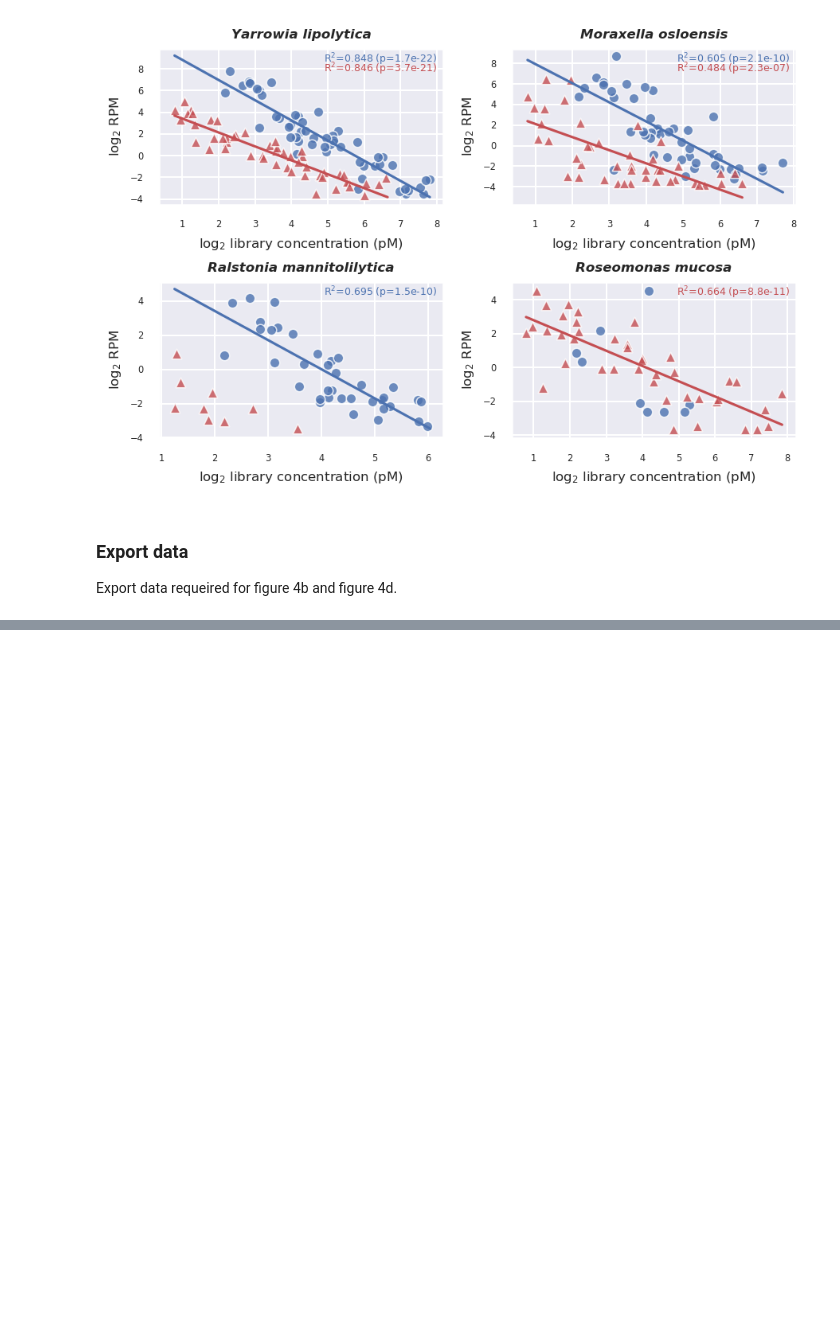
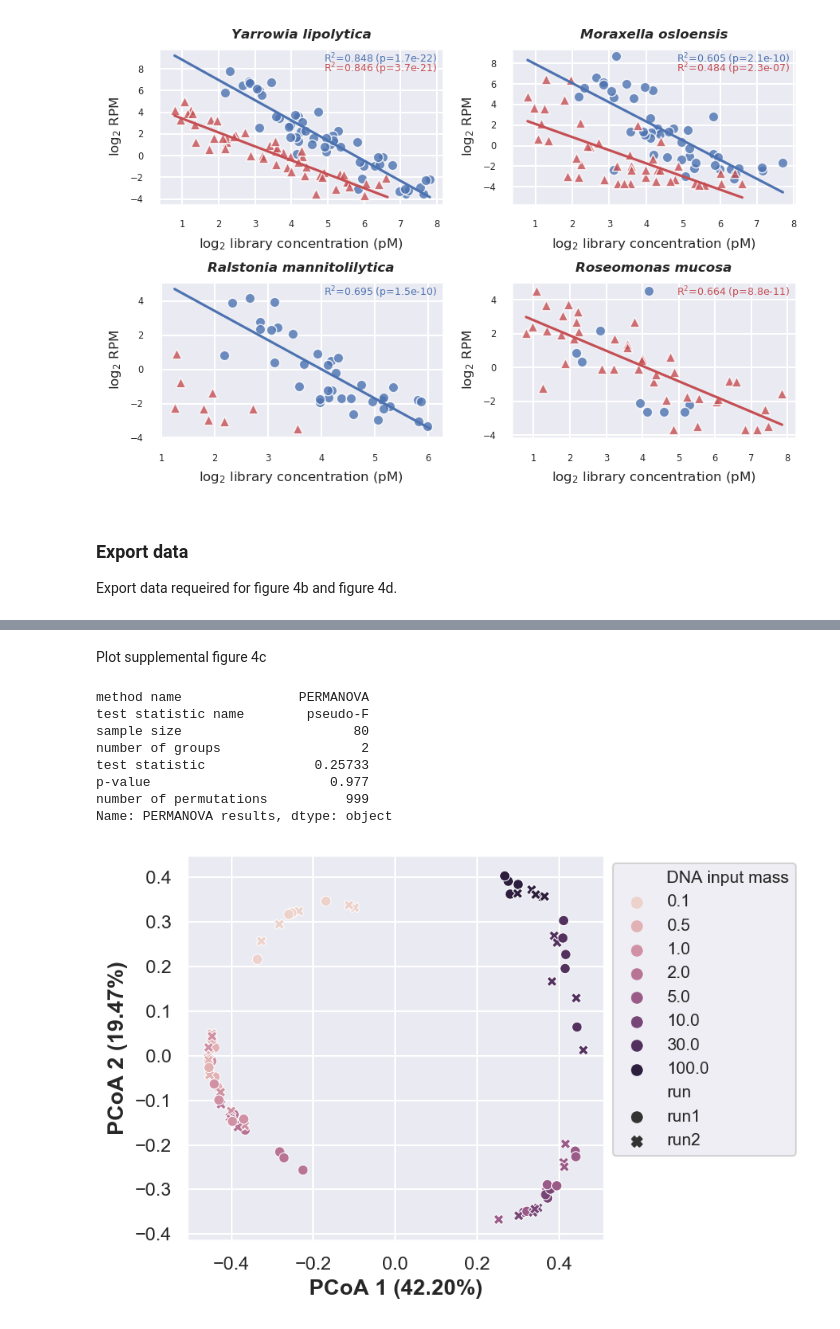
Before and after one commit to bioinfo-matridx/BECLEAN, a Jupyter notebook: BECLEAN/BECLEAN_analysis.ipynb, the cells around one changed output, grey strips where cells are left out. Cells and saved outputs as stored; diff of their text form; code cells hidden in the pictures; blank space fills up the shorter version.

```diff
--- a/BECLEAN/BECLEAN_analysis.ipynb
+++ b/BECLEAN/BECLEAN_analysis.ipynb
@@ -634,0 +755,16 @@ export_data_df.to_excel(os.path.join(WORK_DIR, 'training_set', 'frequence_lab_me
+# %% [markdown]
+Plot supplemental figure 4c
+# %%
+labC_pcoa_data = pd.read_excel(os.path.join(WORK_DIR, 'spiked_csf_samples', 'labC_pcoa_data.xlsx'), index_col=[0]).T
+labC_training_set_meta = pd.read_excel(os.path.join(WORK_DIR, 'spiked_csf_samples', 'labC_training_set_meta.xlsx'))
+pcoa_test(labC_pcoa_data, labC_training_set_meta)
+# %% [output]
+method name               PERMANOVA
+test statistic name        pseudo-F
+sample size                      80
+number of groups                  2
+test statistic              0.25733
+p-value                       0.977
+number of permutations          999
+Name: PERMANOVA results, dtype: object
+[figure, added]
```
Also changed, not shown: parts of 15 cells of this notebook, 14 other files.
